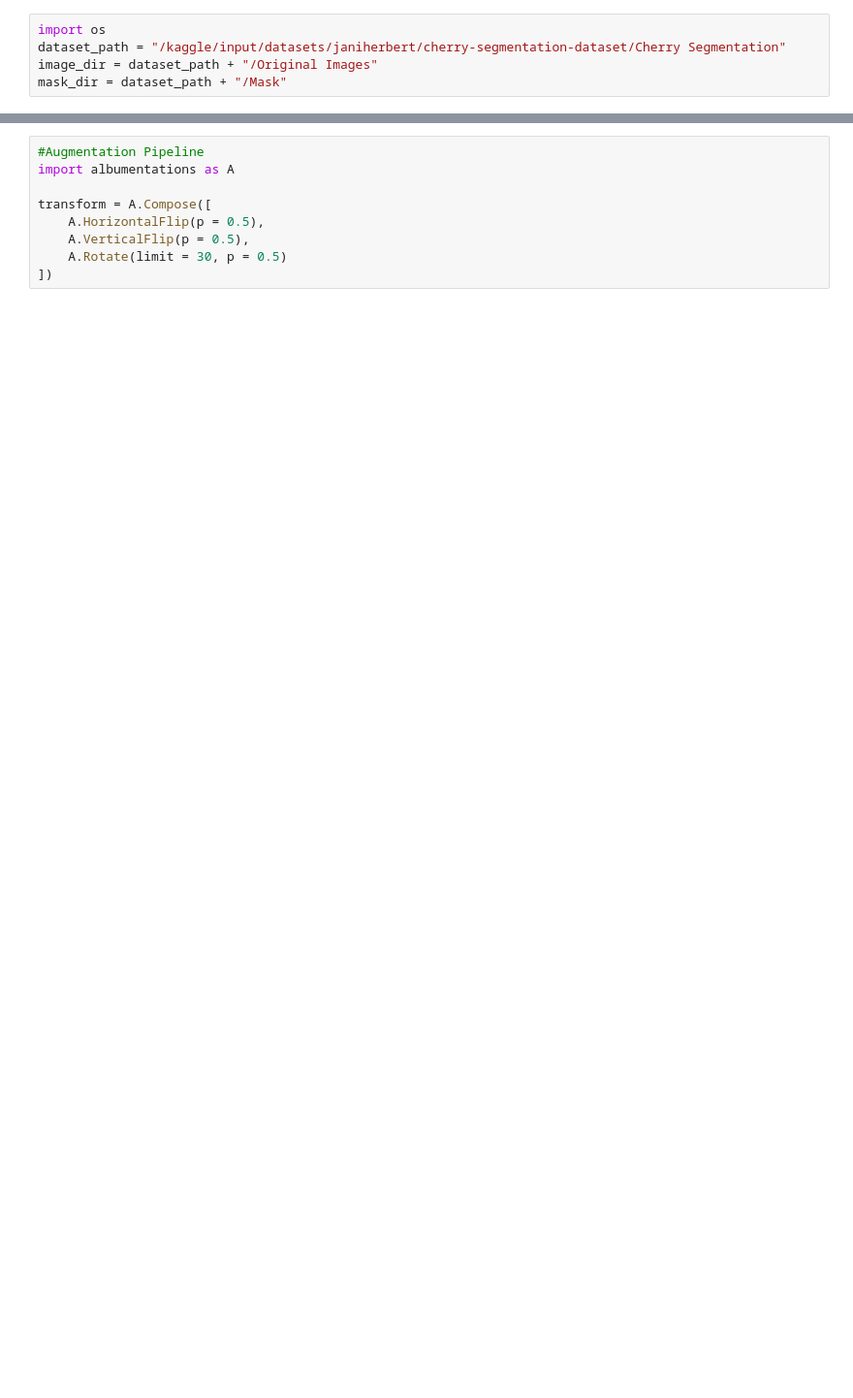
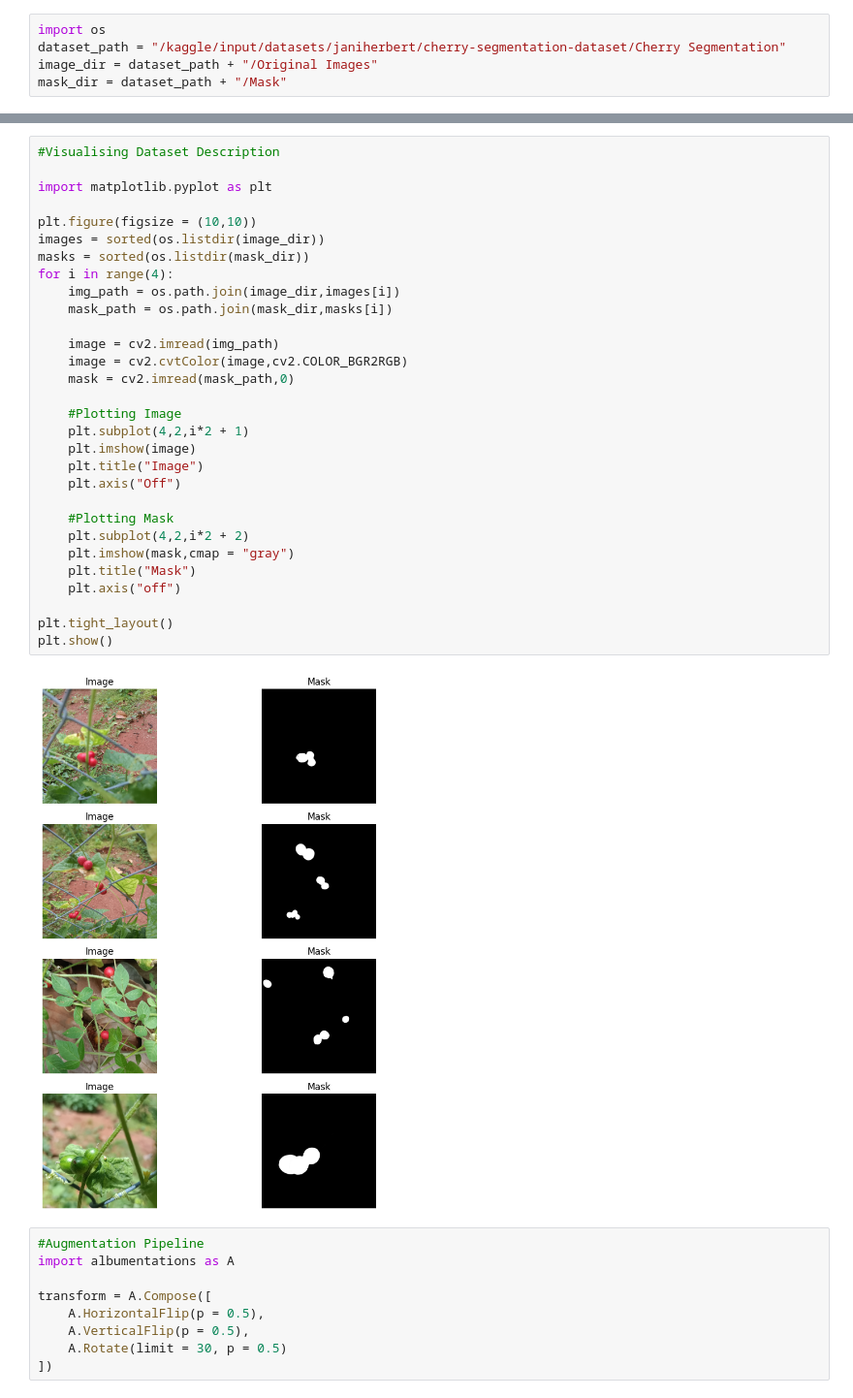
Before and after one commit to notjeffff/segmentation-model-cherrynet, a Jupyter notebook: cherrynet.ipynb, the cells around one changed output, grey strips where cells are left out. Shown at 97% size. Saved outputs shown, nothing was run; the diff lists cells and outputs as text; blank space fills up the shorter version.

```diff
--- a/cherrynet.ipynb
+++ b/cherrynet.ipynb
@@ -70,3 +79,35 @@ torch.Size([3, 256, 256])
+# %%
+#Visualising Dataset Description
+
+import matplotlib.pyplot as plt
+
+plt.figure(figsize = (10,10))
+images = sorted(os.listdir(image_dir))
+masks = sorted(os.listdir(mask_dir))
+for i in range(4):
+    img_path = os.path.join(image_dir,images[i])
+    mask_path = os.path.join(mask_dir,masks[i])
+
+    image = cv2.imread(img_path)
+    image = cv2.cvtColor(image,cv2.COLOR_BGR2RGB)
+    mask = cv2.imread(mask_path,0)
+
+    #Plotting Image
+    plt.subplot(4,2,i*2 + 1)
+    plt.imshow(image)
+    plt.title("Image")
+    plt.axis("Off")
+
+    #Plotting Mask
+    plt.subplot(4,2,i*2 + 2)
+    plt.imshow(mask,cmap = "gray")
+    plt.title("Mask")
+    plt.axis("off")
+
+plt.tight_layout()
+plt.show()
+# %% [output]
+[figure, added]
 # %%
 #Augmentation Pipeline
 import albumentations as A
```
Also changed, not shown: parts of 10 cells of this notebook.
